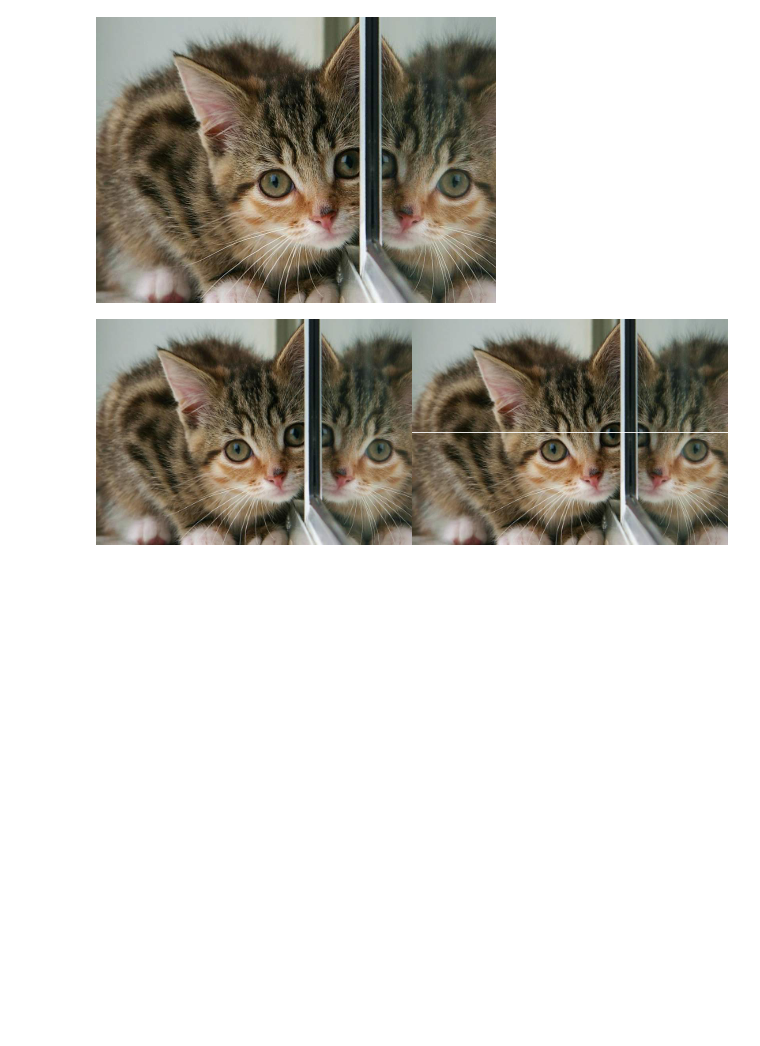
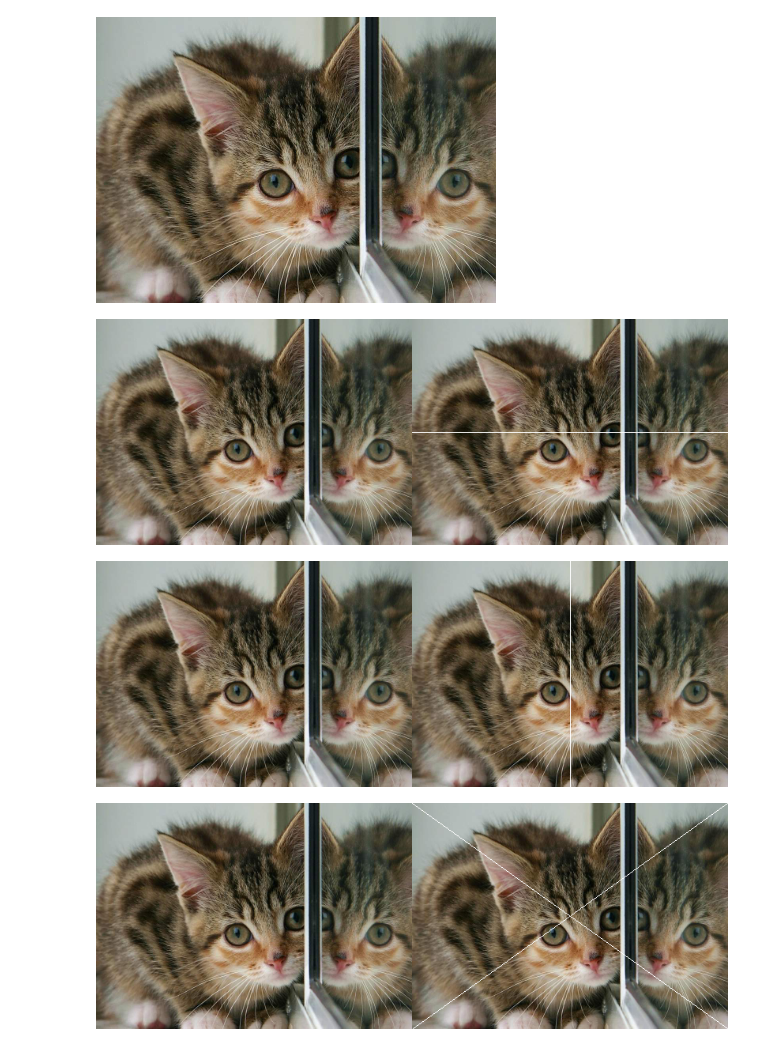
Before and after one commit to SalsabilaFirdausy/PCVK_Genap_2021, a Jupyter notebook: Week1.ipynb, the cells around one changed output. Cells and saved outputs as stored; diff of their text form; code cells hidden in the pictures; blank space fills up the shorter version.

```diff
--- a/Week1.ipynb
+++ b/Week1.ipynb
@@ -47,3 +47,29 @@ final_frame = cv.hconcat((image_2, image_3))
 cv2_imshow(final_frame)
 # %% [output]
 [figure]
+# %%
+image_2 = cv.cvtColor(image, cv.COLOR_BGR2RGB)
+image_3 = cv.cvtColor(image, cv.COLOR_BGR2RGB)
+image_4 = cv.cvtColor(image, cv.COLOR_BGR2RGB)
+image_5 = cv.cvtColor(image, cv.COLOR_BGR2RGB)
+
+# membuat garis vertikal ditengah image
+for x in range (tinggi):
+  image_3[x,int((lebar)/2)] = [255,255,255]
+
+# membuat garis silang ditengah image
+start  = (400, 0)
+start2 = (0, 0)
+end  = (0, 286)
+end2 = (400,286)
+
+image_5 = cv.line(image_5, start, end, [255,255,255])
+image_5 = cv.line(image_5, start2, end2, [255,255,255])
+
+final_frame = cv.hconcat((image_2, image_3))
+cv2_imshow(final_frame)
+final_frame1 = cv.hconcat((image_4, image_5))
+cv2_imshow(final_frame1)
+# %% [output]
+[figure, added]
+[figure, added]
```
